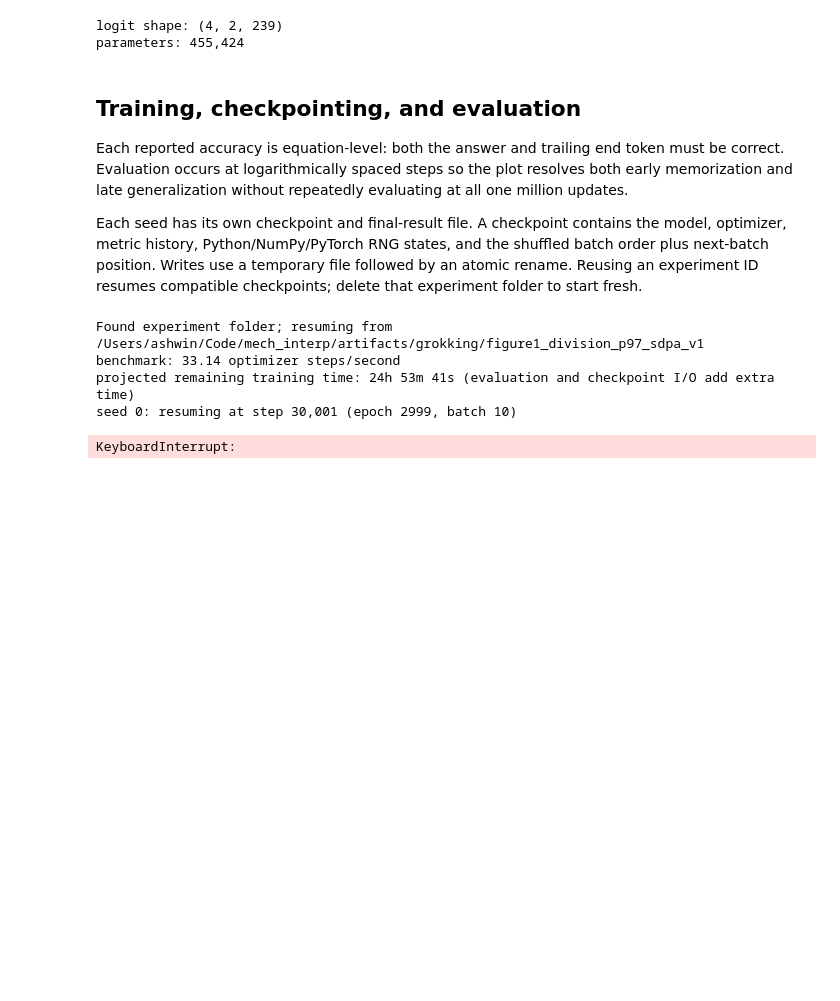
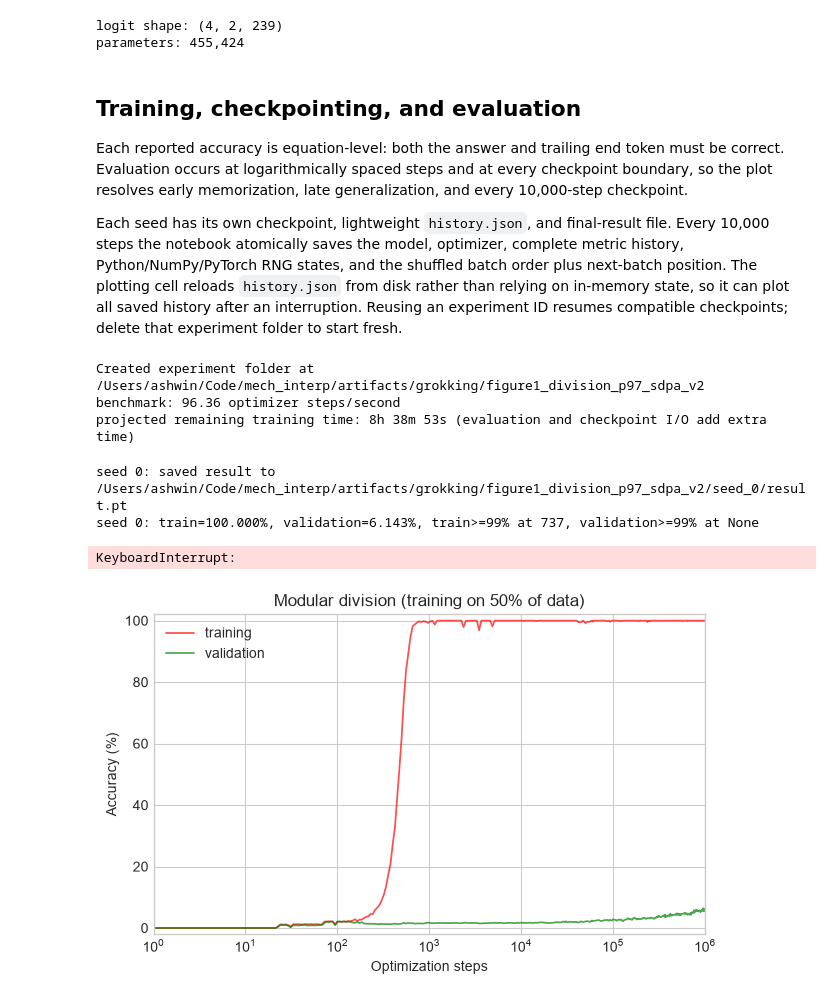
Before and after one commit to RationalAsh/mech_interp, a Jupyter notebook: experiments/01_grokking/notebooks/01_first_pass_grokking.ipynb, the cells around one changed output. Cells and saved outputs as stored; diff of their text form; code cells hidden in the pictures; blank space fills up the shorter version.

```diff
--- a/experiments/01_grokking/notebooks/01_first_pass_grokking.ipynb
+++ b/experiments/01_grokking/notebooks/01_first_pass_grokking.ipynb
@@ -280,9 +280,9 @@ parameters: 455,424
 # %% [markdown]
 ## Training, checkpointing, and evaluation
 
-Each reported accuracy is equation-level: both the answer and trailing end token must be correct. Evaluation occurs at logarithmically spaced steps so the plot resolves both early memorization and late generalization without repeatedly evaluating at all one million updates.
+Each reported accuracy is equation-level: both the answer and trailing end token must be correct. Evaluation occurs at logarithmically spaced steps and at every checkpoint boundary, so the plot resolves early memorization, late generalization, and every 10,000-step checkpoint.
 
-Each seed has its own checkpoint and final-result file. A checkpoint contains the model, optimizer, metric history, Python/NumPy/PyTorch RNG states, and the shuffled batch order plus next-batch position. Writes use a temporary file followed by an atomic rename. Reusing an experiment ID resumes compatible checkpoints; delete that experiment folder to start fresh.
+Each seed has its own checkpoint, lightweight `history.json`, and final-result file. Every 10,000 steps the notebook atomically saves the model, optimizer, complete metric history, Python/NumPy/PyTorch RNG states, and the shuffled batch order plus next-batch position. The plotting cell reloads `history.json` from disk rather than relying on in-memory state, so it can plot all saved history after an interruption. Reusing an experiment ID resumes compatible checkpoints; delete that experiment folder to start fresh.
 # %%
 @torch.inference_mode()
 def evaluate(
@@ -686,7 +763,7 @@ def summarize(history: list[dict[str, float]], model_seed: int) -> None:
 # %%
 # This identifier names the persistent folder. Reuse it to resume; delete the
 # folder (or choose a new ID) for a fresh run.
-EXPERIMENT_ID = "figure1_division_p97_sdpa_v1"
+EXPERIMENT_ID = "figure1_division_p97_sdpa_v2"
 
 # This is the paper-scale experiment: 3 seeds x 1,000,000 updates.
 # For a quick plumbing check, use a different EXPERIMENT_ID and try:
@@ -764,11 +841,12 @@ for model_seed in range(run_config.number_of_seeds):
 
 print(f"elapsed this session: {(time.perf_counter() - started_at) / 3600:.2f} hours")
 # %% [output]
-Found experiment folder; resuming from /Users/ashwin/Code/mech_interp/artifacts/grokking/figure1_division_p97_sdpa_v1
-benchmark: 33.14 optimizer steps/second
-projected remaining training time: 24h 53m 41s (evaluation and checkpoint I/O add extra time)
-seed 0: resuming at step 30,001 (epoch 2999, batch 10)
+Created experiment folder at /Users/ashwin/Code/mech_interp/artifacts/grokking/figure1_division_p97_sdpa_v2
+benchmark: 96.36 optimizer steps/second
+projected remaining training time: 8h 38m 53s (evaluation and checkpoint I/O add extra time)
-KeyboardInterrupt:
+seed 0: saved result to /Users/ashwin/Code/mech_interp/artifacts/grokking/figure1_division_p97_sdpa_v2/seed_0/result.pt
+seed 0: train=100.000%, validation=6.143%, train>=99% at 737, validation>=99% at None
+KeyboardInterrupt:
 # %%
 def plot_figure1_left(
     histories: list[list[dict[str, float]]],
@@ -782,31 +860,40 @@ def plot_figure1_left(
             [100 * row["train_accuracy"] for row in history],
             color="#ff0000",
             alpha=0.7,
             linewidth=1.25,
             label="training" if seed_index == 0 else None,
         )
         axis.plot(
             steps,
             [100 * row["validation_accuracy"] for row in history],
             color="#008000",
             alpha=0.7,
             linewidth=1.25,
             label="validation" if seed_index == 0 else None,
         )
 
     axis.set(
         xscale="log",
         xlim=(1, run_config.max_steps),
         ylim=(-2, 102),
         title="Modular division (training on 50% of data)",
         xlabel="Optimization steps",
         ylabel="Accuracy (%)",
     )
     axis.legend()
     figure.tight_layout()
     return figure, axis
 
 
-# histories contains only compact metric records; trained models live on disk.
+# Reload persisted metrics so this also works after an interrupted training cell.
+histories = load_available_histories(RUN_DIRECTORY, run_config)
+if not histories:
+    raise RuntimeError(
+        "No saved metric history was found. Run training through at least one "
+        "checkpoint before plotting."
+    )
+
 figure, axis = plot_figure1_left(histories)
 plt.show()
+# %% [output]
+[figure, added]
```
Also changed, not shown: parts of 1 cell of this notebook.
